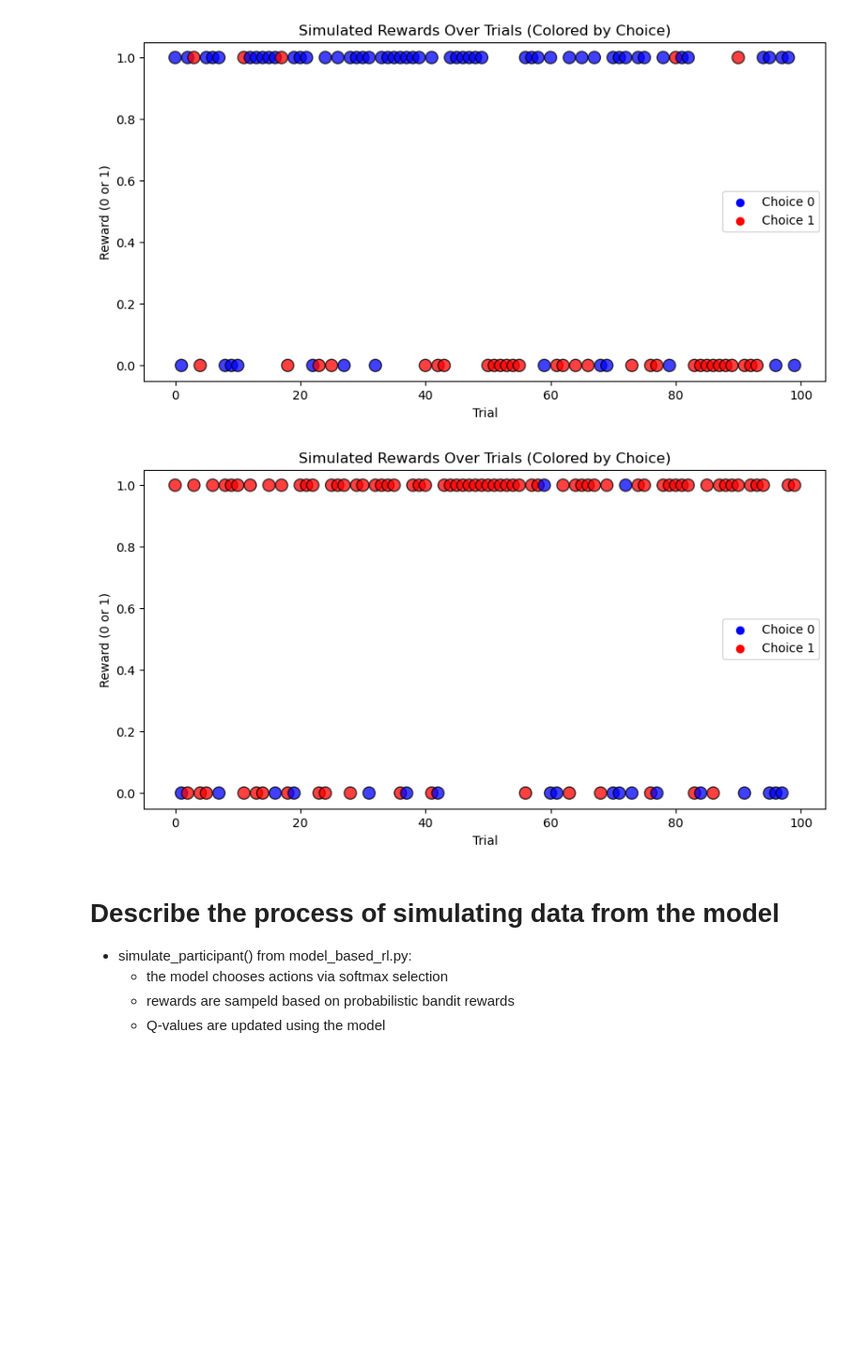
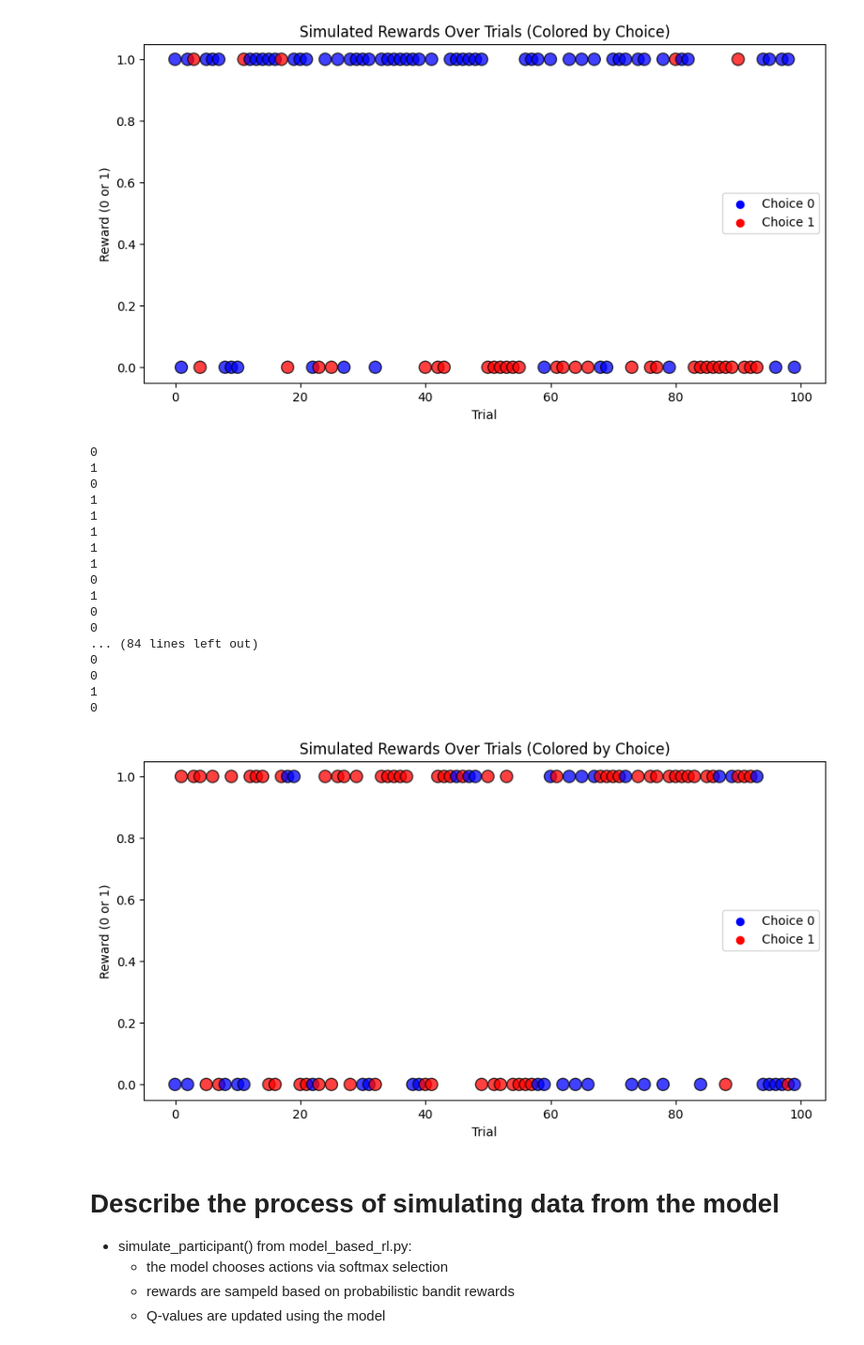
Before and after one commit to elihagen/modeling_group3, a Jupyter notebook: Group3_Experiment_1.ipynb, the cells around one changed output. Shown at 94% size. Drawn from its saved outputs; the diff is of its cells as text; code cells hidden in the pictures; blank space fills up the shorter version.

Commit message:
updated notebook to work with updated modelfree agent

```diff
--- a/Group3_Experiment_1.ipynb
+++ b/Group3_Experiment_1.ipynb
@@ -222,10 +242,27 @@ plot_simulated_behavior(choices_mb, rewards_mb)
 # %%
 from model_free_rl import *
 model_mf = ModelFreeRL()
-choices_mf, rewards_mf = simulate_participant_TD()
+choices_mf, rewards_mf, model_mf = simulate_participant_TD(trials=100, alpha=0.02, beta=0.8, gamma=0.8, theta=0.8)
 plot_simulated_behavior_TD(choices_mf, rewards_mf)
 # %% [output]
+0
+1
+0
+1
+1
+1
+1
+1
+0
+1
+0
+0
+... (84 lines left out)
+0
+0
+1
+0
-[figure, old version]
+[figure, new version]
 # %% [markdown]
 # Describe the process of simulating data from the model
 - simulate_participant() from model_based_rl.py:
```
Also changed, not shown: parts of 11 cells of this notebook, 1 other file.
